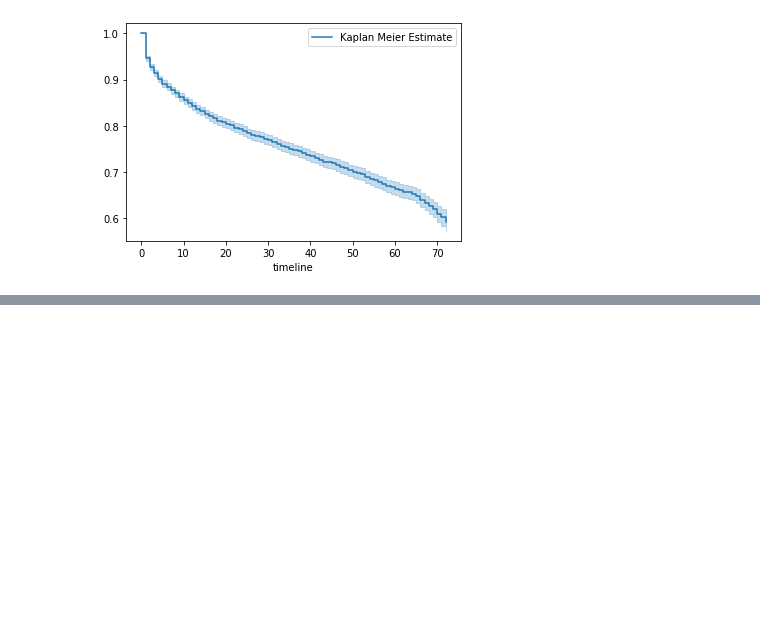
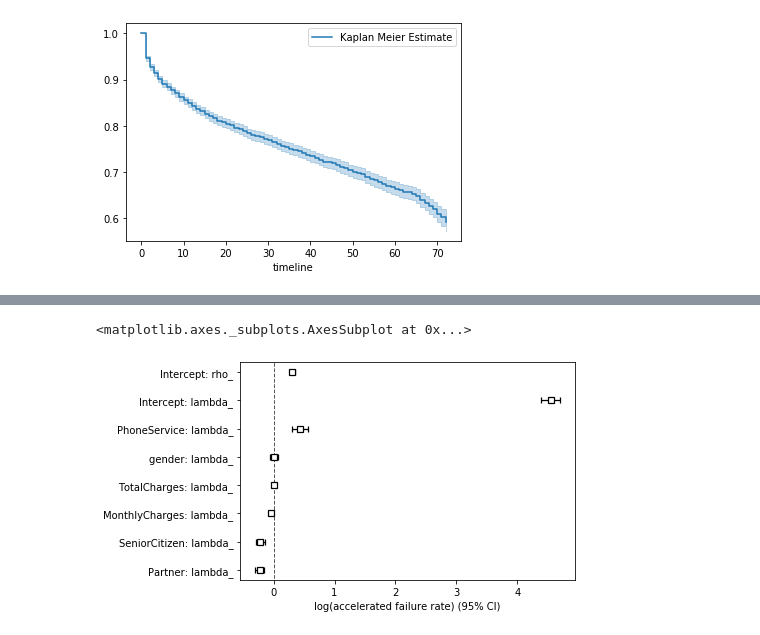
Before and after one commit to seolbluewings/Python, a Jupyter notebook: Accelerated Failure Time Model.ipynb, the cells around one changed output, grey strips where cells are left out. Cells and saved outputs as stored; diff of their text form; code cells hidden in the pictures; blank space fills up the shorter version.

```diff
--- a/Accelerated Failure Time Model.ipynb
+++ b/Accelerated Failure Time Model.ipynb
@@ -61,0 +111,5 @@ Name: Contract, Length: 7043, dtype: object
+# %%
+df[(df['tenure'] == 0)] = 0.0001
+# %%
+aft = WeibullAFTFitter()
+aft.fit(df.iloc[:,1:], duration_col = 'tenure', event_col = 'Churn')
@@ -61,0 +149,5 @@ Name: Contract, Length: 7043, dtype: object
+# %%
+aft.plot()
+# %% [output]
+<matplotlib.axes._subplots.AxesSubplot at 0x...>
+[figure, added]
```
Also changed, not shown: parts of 12 cells of this notebook.
